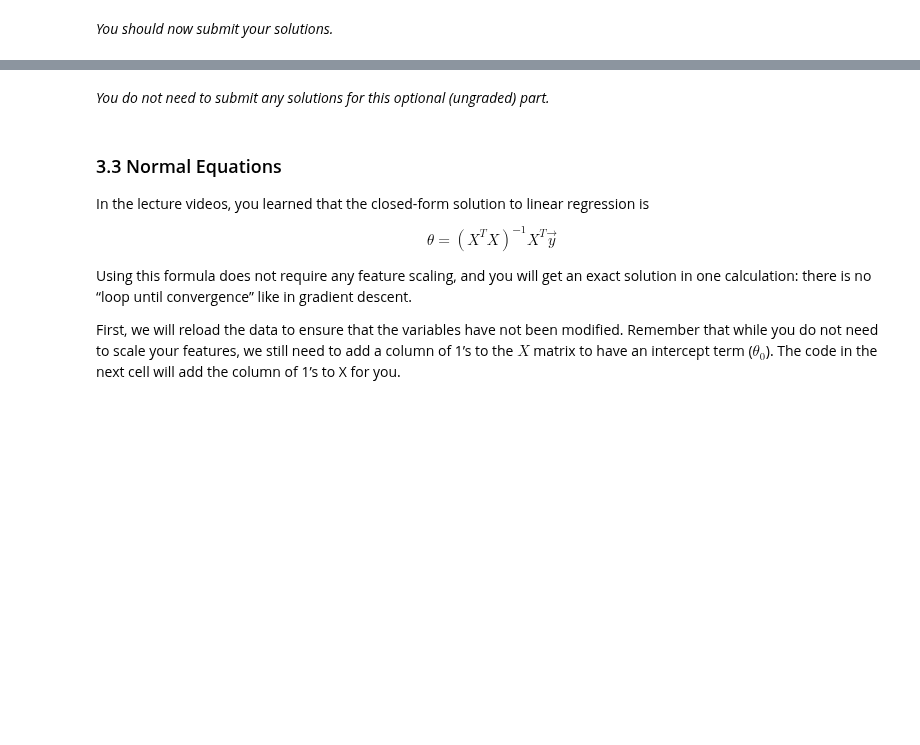
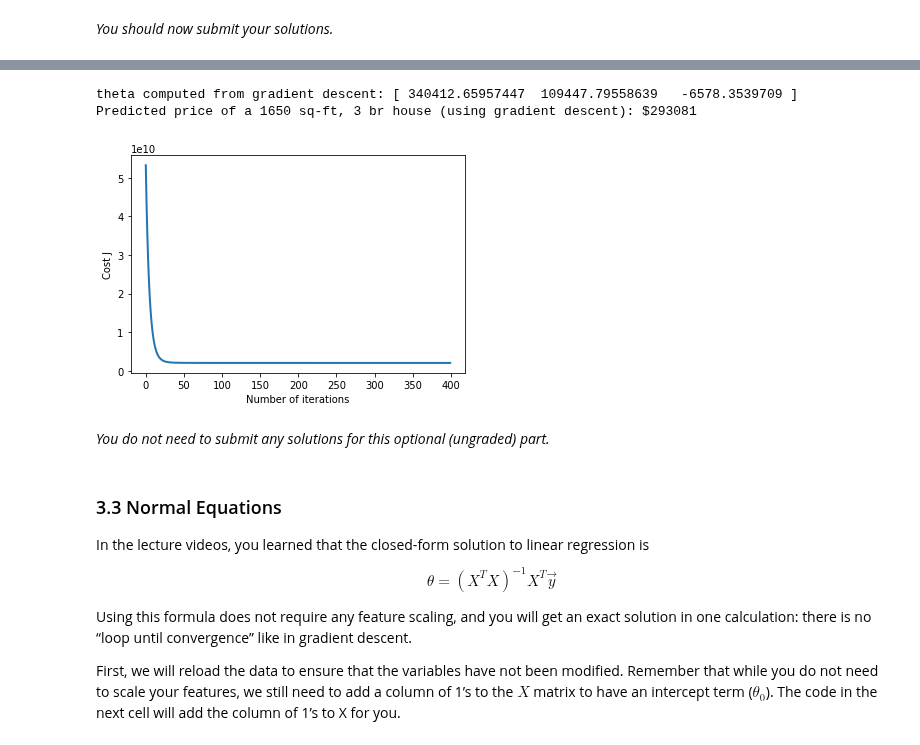
Before and after one commit to dibgerge/ml-coursera-python-assignments, a Jupyter notebook: Exercise1/exercise1_EC.ipynb, the cells around one changed output, grey strips where cells are left out. Saved outputs shown, nothing was run; the diff lists cells and outputs as text; code cells hidden in the pictures; blank space fills up the shorter version.

```diff
--- a/Exercise1/exercise1_EC.ipynb
+++ b/Exercise1/exercise1_EC.ipynb
@@ -646,7 +656,10 @@ def  featureNormalize(X):
     sigma = np.zeros(X.shape[1])
 
     # =========================== YOUR CODE HERE =====================
-
+    for col in range(X_norm.shape[1]):
+        mu[col] = np.mean(X[:, col])
+        sigma[col] = np.std(X[:, col])
+    X_norm = (X_norm - mu) / sigma
 
     # ================================================================
     return X_norm, mu, sigma
@@ -731,7 +762,7 @@ def computeCostMulti(X, y, theta):
     J = 0
 
     # ======================= YOUR CODE HERE ===========================
-
+    J = (1/(2 * m)) * np.sum(((X @ np.transpose(theta)) - y) ** 2)
 
     # ==================================================================
     return J
@@ -790,6 +836,7 @@ def gradientDescentMulti(X, y, theta, alpha, num_iters):
 
     for i in range(num_iters):
         # ======================= YOUR CODE HERE ==========================
+        theta = theta - (alpha / m) * (np.dot(X, theta) - y).dot(X)
 
 
         # =================================================================
@@ -851,34 +913,41 @@ of a 1650 sq-ft, 3 br house.
 
 Hint
 ----
 At prediction, make sure you do the same feature normalization.
 """
 # Choose some alpha value - change this
 alpha = 0.1
 num_iters = 400
 
 # init theta and run gradient descent
 theta = np.zeros(3)
 theta, J_history = gradientDescentMulti(X, y, theta, alpha, num_iters)
 
 # Plot the convergence graph
 pyplot.plot(np.arange(len(J_history)), J_history, lw=2)
 pyplot.xlabel('Number of iterations')
 pyplot.ylabel('Cost J')
 
 # Display the gradient descent's result
 print('theta computed from gradient descent: {:s}'.format(str(theta)))
 
 # Estimate the price of a 1650 sq-ft, 3 br house
 # ======================= YOUR CODE HERE ===========================
 # Recall that the first column of X is all-ones.
 # Thus, it does not need to be normalized.
 
-price = 0   # You should change this
+new_X = [1, 1650, 3]
+new_X[1:3] = (new_X[1:3] - mu) / sigma
+
+price = np.dot(new_X, theta)   # You should change this
 
 # ===================================================================
 
 print('Predicted price of a 1650 sq-ft, 3 br house (using gradient descent): ${:.0f}'.format(price))
+# %% [output]
+theta computed from gradient descent: [ 340412.65957447  109447.79558639   -6578.3539709 ]
+Predicted price of a 1650 sq-ft, 3 br house (using gradient descent): $293081
+[figure, added]
 # %% [markdown]
 *You do not need to submit any solutions for this optional (ungraded) part.*
 # %% [markdown]
```
Also changed, not shown: parts of 10 cells of this notebook.
